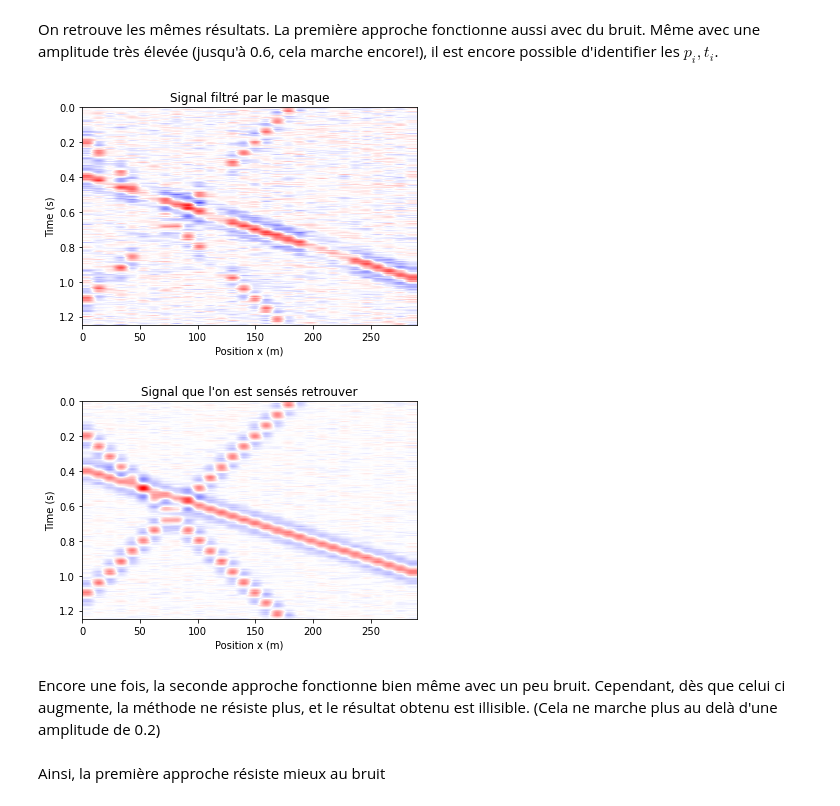
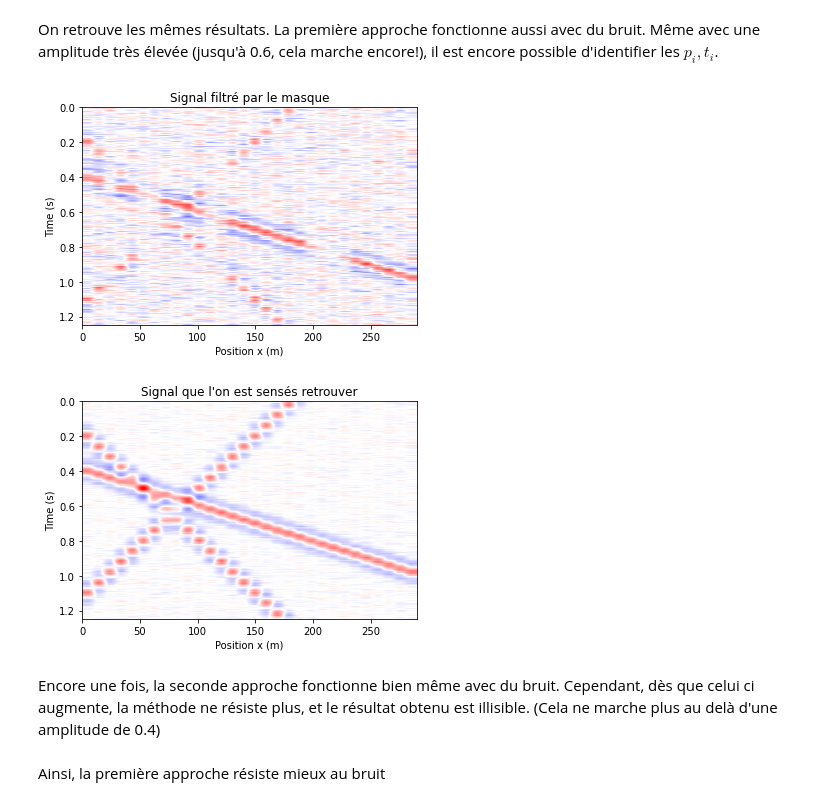
Before and after one commit to AlexiaALLAL/Mini-projet-traitement-signal-Alexia-Joris, a Jupyter notebook: mini_projet_groupe3.ipynb, the cells around one changed output. Cells and saved outputs as stored; diff of their text form; code cells hidden in the pictures.

```diff
--- a/mini_projet_groupe3.ipynb
+++ b/mini_projet_groupe3.ipynb
@@ -136,24 +136,3 @@ print("fc = ",fc," Hz")
 # %% [output]
 [figure]
 fc =  8.8  Hz
-# %%
-def d(t,x,p):
-    return np.sin(2*np.pi*fc*(t-p*x))
-
-val_p=[0,0.5,1,1.5,2,3,4,5,6]
-pi=[-1.67,6.11,-5.88]
-val_p=[p*0.001 for p in val_p]
-pi=[p*0.001 for p in pi]
-def plot_d(p):
-    Z=np.zeros((nx,nt))
-    for i in range(nx):
-        for j in range(nt):
-            Z[i,j]=d(j*dt,i*dx,p)
-    plt.pcolormesh(np.array(Z))
-    plt.title(f"p={p}")
-    plt.show()
-
-for p in val_p:
-    plot_d(p)
-for p in pi:
-    plot_d(p)
@@ -172,0 +141,11 @@ for p in pi:
+# %%
+x=np.linspace(0,300,30)
+y=np.linspace(0,1.3,400)
+X,Y=np.meshgrid(x,y)
+plt.figure(figsize=(15,10))
+P=[0,1/(dx*2*8.4),1/(dx*8.4),3/(dx*2*8.4),3/(dx*8.4)]
+for i,p in enumerate(P):
+    plt.subplot(2,3,i+1)
+    Z=np.sin(2*np.pi*8.1*(Y-p*X))
+    plt.pcolormesh(X,Y,Z)
+    plt.title(f"p={p*1000}ms.m-1")
@@ -703,32 +688,32 @@ On retrouve les mêmes résultats. La première approche fonctionne aussi avec d
 # %%
 #2ère approche
 def test_deuxieme_approche(panel):
     ft=np.fft.fft2(panel)
     masque=construction_masque_large(abs(ft),5000,-5,5)
     masque=0.5*masque+0.5
     ft=ft*masque
     new_panel=np.fft.ifft2(ft).real
     vmax = np.max(np.abs(new_panel))
     plt.imshow(new_panel,extent=[ax[0],ax[-1],at[-1],at[0]],aspect='auto')
     plt.title('Signal filtré par le masque')
     plt.ylabel("Time (s)")
     plt.xlabel("Position x (m)")
     plt.clim([-vmax,vmax])
     plt.show()
 
     vmax = np.max(np.abs(panel_dense))
     plt.imshow(panel_dense,extent=[ax[0],ax[-1],at[-1],at[0]],aspect='auto')
     plt.title("Signal que l'on est sensés retrouver")
     plt.ylabel("Time (s)")
     plt.xlabel("Position x (m)")
     plt.clim([-vmax,vmax])
     plt.show()
 
-test_deuxieme_approche(panel_bruyant(gpanel,0.2))
+test_deuxieme_approche(panel_bruyant(gpanel,0.4))
 # %% [output]
-[figure, old version]
+[figure, new version]
 [figure]
 # %% [markdown]
-Encore une fois, la seconde approche fonctionne bien même avec un peu bruit. Cependant, dès que celui ci augmente, la méthode ne résiste plus, et le résultat obtenu est illisible. (Cela ne marche plus au delà d'une amplitude de 0.2)
+Encore une fois, la seconde approche fonctionne bien même avec du bruit. Cependant, dès que celui ci augmente, la méthode ne résiste plus, et le résultat obtenu est illisible. (Cela ne marche plus au delà d'une amplitude de 0.4)
 # %% [markdown]
 Ainsi, la première approche résiste mieux au bruit
```
Also changed, not shown: parts of 8 cells of this notebook.
